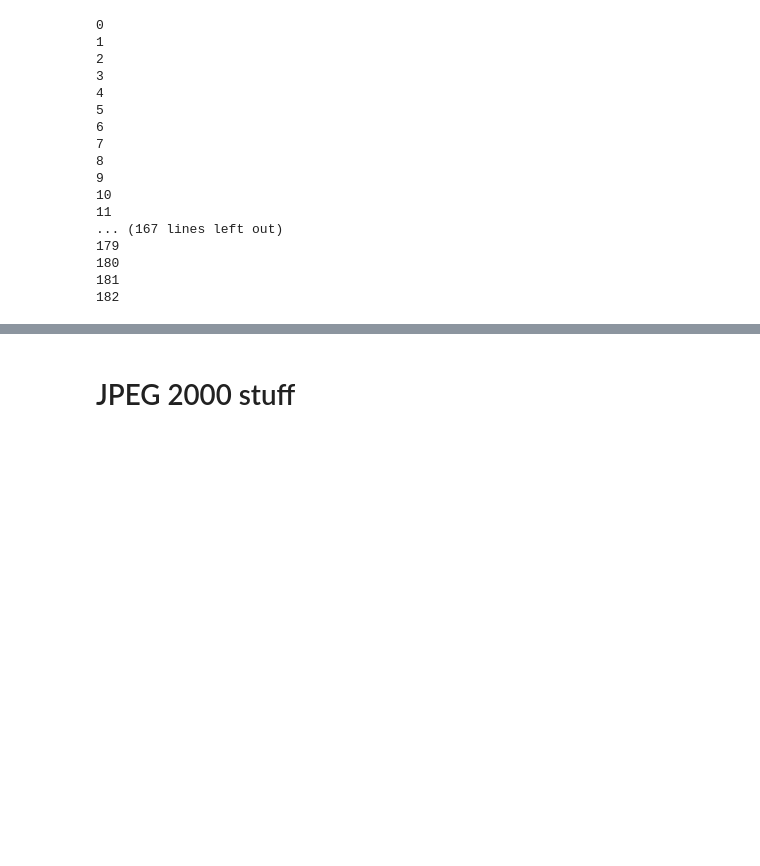
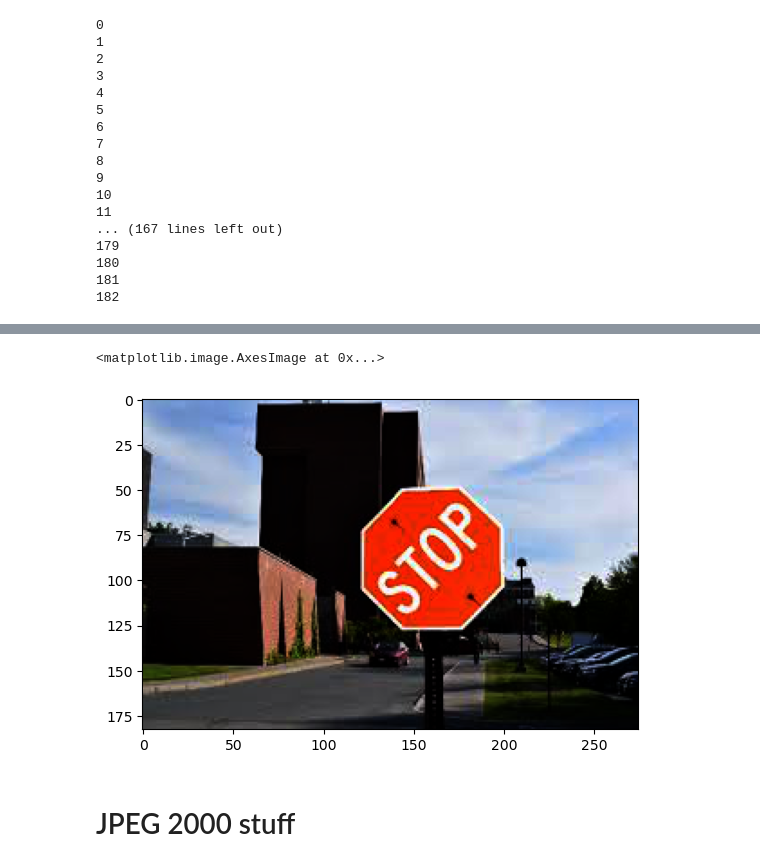
Before and after one commit to kevdodo/jpg-study, a Jupyter notebook: jpg_compress.ipynb, the cells around one changed output, grey strips where cells are left out. Drawn from its saved outputs; the diff is of its cells as text; code cells hidden in the pictures; blank space fills up the shorter version.

```diff
--- a/jpg_compress.ipynb
+++ b/jpg_compress.ipynb
@@ -328,3 +382,8 @@ plt.imshow(prominence_map)
+# %%
+plt.imshow(img)
+# %% [output]
+<matplotlib.image.AxesImage at 0x...>
+[figure, added]
 # %% [markdown]
 # JPEG 2000 stuff
 # %% [markdown]
```
Also changed, not shown: parts of 14 cells of this notebook, 1 other file.
